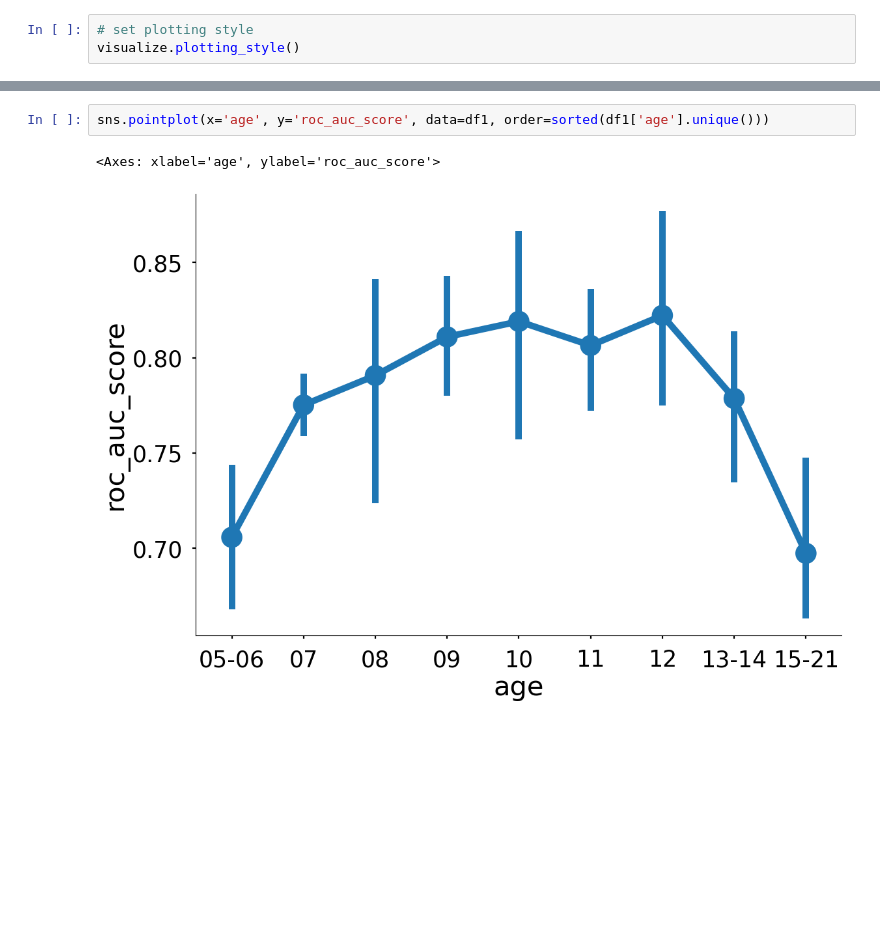
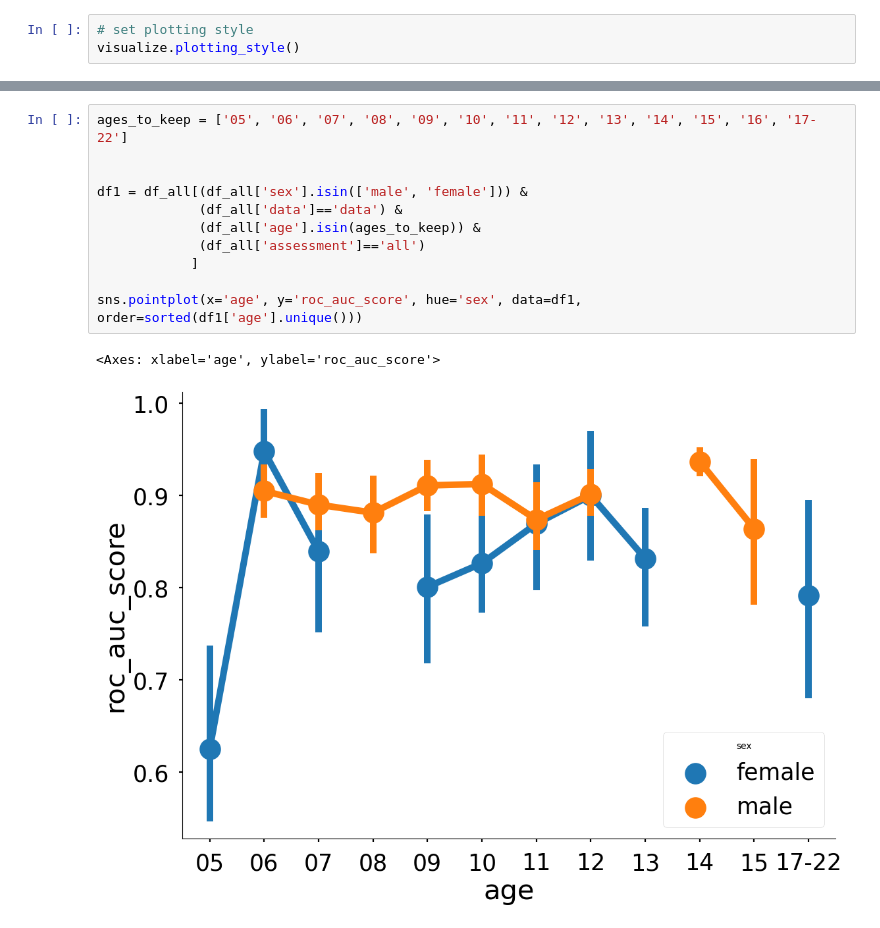
Before and after one commit to burdinskid13/healthy_brain_network, a Jupyter notebook: notebooks/phenotype_adhd_models.ipynb, the cells around one changed output, grey strips where cells are left out. Saved outputs shown, nothing was run; the diff lists cells and outputs as text; blank space fills up the shorter version.

```diff
--- a/notebooks/phenotype_adhd_models.ipynb
+++ b/notebooks/phenotype_adhd_models.ipynb
@@ -57,5 +56,14 @@ df1 = df_all[(df_all['sex']=='male') &
-# %%
-sns.pointplot(x='age', y='roc_auc_score', data=df1, order=sorted(df1['age'].unique()))
-# %% [output]
-<Axes: xlabel='age', ylabel='roc_auc_score'>
-[figure, removed]
+# %%
+ages_to_keep = ['05', '06', '07', '08', '09', '10', '11', '12', '13', '14', '15', '16', '17-22']
+
+
+df1 = df_all[(df_all['sex'].isin(['male', 'female'])) &
+             (df_all['data']=='data') &
+             (df_all['age'].isin(ages_to_keep)) &
+             (df_all['assessment']=='all')
+            ]
+
+sns.pointplot(x='age', y='roc_auc_score', hue='sex', data=df1, order=sorted(df1['age'].unique()))
+# %% [output]
+<Axes: xlabel='age', ylabel='roc_auc_score'>
+[figure, added]
```
Also changed, not shown: parts of 10 cells of this notebook, 2 other files.
